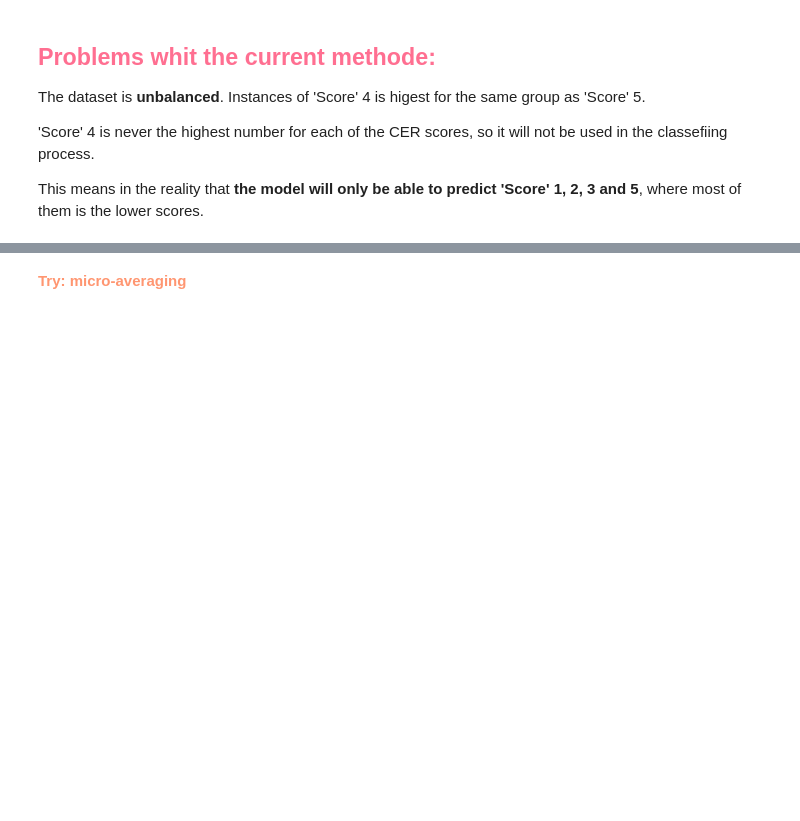
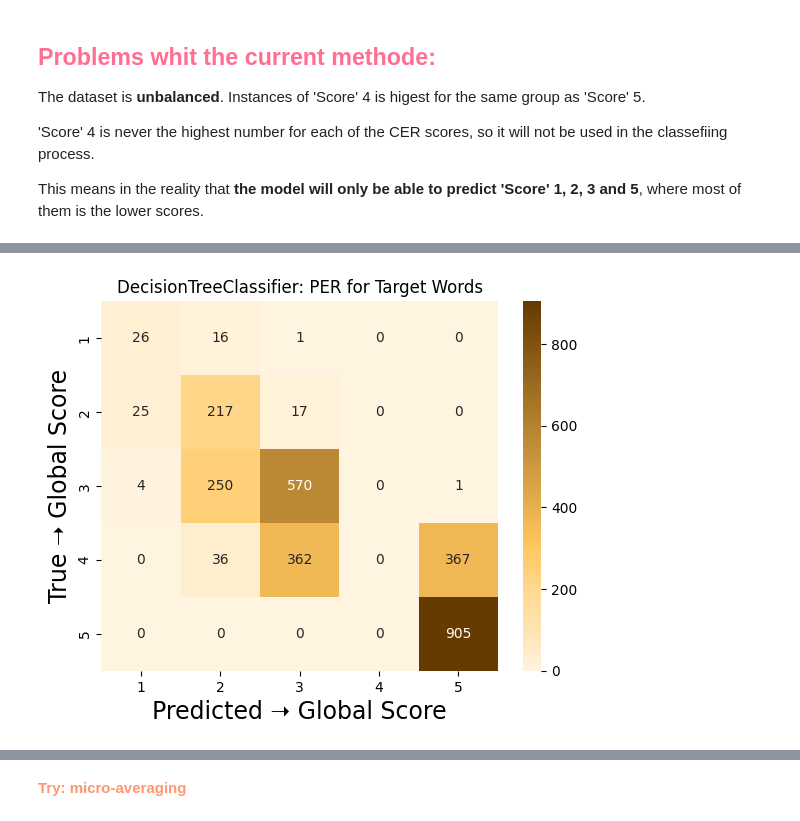
Before and after one commit to amandathunes/master_repo, a Jupyter notebook: DesitionTree_give_score.ipynb, the cells around one changed output, grey strips where cells are left out. Saved outputs shown, nothing was run; the diff lists cells and outputs as text; code cells hidden in the pictures; blank space fills up the shorter version.

Commit message:
APA - Decision Three to do Classification - Confution Matirxes

```diff
--- a/DesitionTree_give_score.ipynb
+++ b/DesitionTree_give_score.ipynb
@@ -121,0 +139,67 @@ csv_df = csv_df.rename(columns={"File name": "file_name",
+# %%
+per_colors = [ '#fff4df', '#ffe3af', '#ffd88f', '#ffc75f', '#e6b04f', '#cc9940', '#b38230', '#996a20', '#805210', '#663b00']
+per_colors = LinearSegmentedColormap.from_list("custom_cmap", per_colors)
+
+openai_colors =  [ '#f7fbe5', '#e2f1ba', '#cce68f', '#b6db64', '#a8bb5c', '#8ca447', '#708d32', '#54761d', '#385f08', '#1c4800']
+openai_colors = LinearSegmentedColormap.from_list("custom_cmap", openai_colors)
+
+nnl_colors = [ '#e5f7f6', '#b8ebe9', '#8adedd', '#5cd2d1', '#20887a', '#1b7064', '#15584e', '#103f38',  '#0b2722', '#06100c']
+nl_colors = LinearSegmentedColormap.from_list("custom_cmap", nnl_colors)
+
+verbatim_colors = [ '#e5ebf0',  '#b8c5cf',  '#8a9fae',  '#5d798d',  '#2f4858',  '#273b47',  '#1f2d36',  '#172024',  '#0f1313',  '#070606']
+verbatim_colors = LinearSegmentedColormap.from_list("custom_cmap", verbatim_colors)
+# %%
+# First try it for the target words
+target_csv = pd.read_csv('./Correct_Transcriptions/true_transcription_nb-whisper-medium-verbatim_v1.csv')
+
+# Split data into X (features) and y (labels)
+X = target_csv[['PER']]
+y = target_csv['global_score'].astype(int)
+
+# Split into train and test set
+X_train, X_test, y_train, y_test = train_test_split(X, y, test_size=0.3, random_state=42)
+
+# # Ensure all Global scores are represented in the data, and in the test and traing set
+# print(f"Unique classes in y: {y.unique()}")
+# print(f"Value counts in y: {y.value_counts()}, \n")
+# print(f"Value counts in y_train: {y_train.value_counts()}, \n")
+# print(f"Value counts in y_test: {y_test.value_counts()}, \n")
+
+
+dt_clf = DecisionTreeClassifier(random_state=42, class_weight='balanced')
+
+dt_clf.fit(X_train, y_train)
+y_pred = dt_clf.predict(X_test)
+# print(classification_report(y_test, y_pred))
+# print(type(classification_report(y_test, y_pred)))
+
+# plot confusion matrix
+cm = confusion_matrix(y_test, y_pred, labels=dt_clf.classes_)
+
+plt.Figure(figsize=(8, 6))
+sns.heatmap(cm, annot=True, fmt='d', cmap=per_colors, xticklabels=dt_clf.classes_, yticklabels=dt_clf.classes_)
+plt.xlabel('Predicted ➝ Global Score', fontsize=17)
+plt.ylabel('True ➝ Global Score', fontsize=17)
+plt.title('DecisionTreeClassifier: PER for Target Words')
+# plt.show()
+
+save_dri = './CM_DT_plots'
+if not os.path.exists(save_dri):
+    os.makedirs(save_dri)
+save_name = 'DecisionTreeClassifier_PER_Target_Words.png'
+plt.savefig(f'{save_dri}/{save_name}')
+
+# plt.close()
+average = 'weighted'
+accuracy = np.round(accuracy_score(y_test, y_pred), 2)
+precision = np.round(precision_score(y_test, y_pred, average=average), 2)
+recall = np.round(recall_score(y_test, y_pred, average=average), 2)
+f1 = np.round(f1_score(y_test, y_pred, average=average), 2)
+mean = np.round(np.mean([accuracy, precision, recall, f1]), 2)
+
+
+table = PrettyTable()
+table.field_names = ["Model", "Accuracy", "Precision", "Recall", "F1-score", "Metric Mean", "Median PER/CER"]
+table.add_row(["Target Words", accuracy, precision, recall, f1, mean, np.round(target_csv['PER'].median(), 3)])
+# %% [output]
+[figure, added]
```
Also changed, not shown: parts of 18 cells of this notebook, 29 other files.
